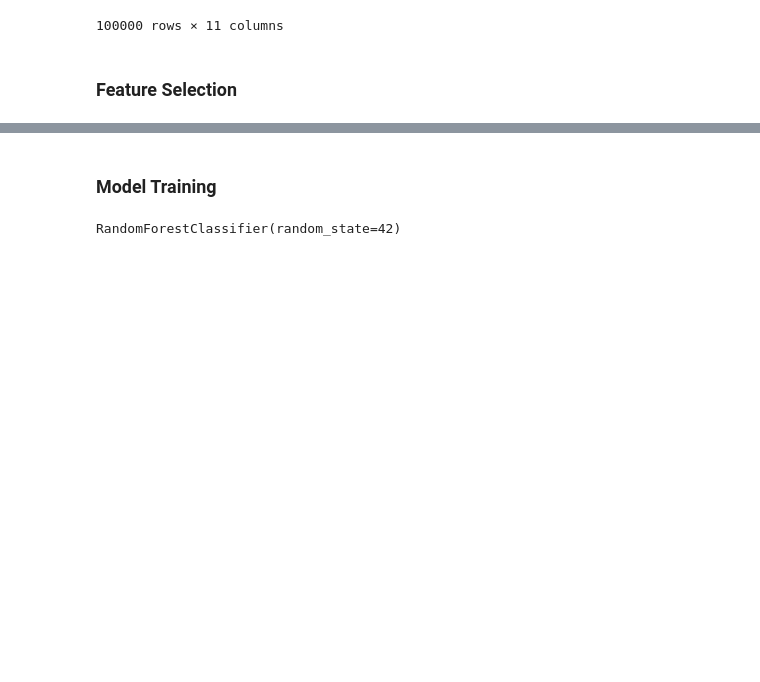
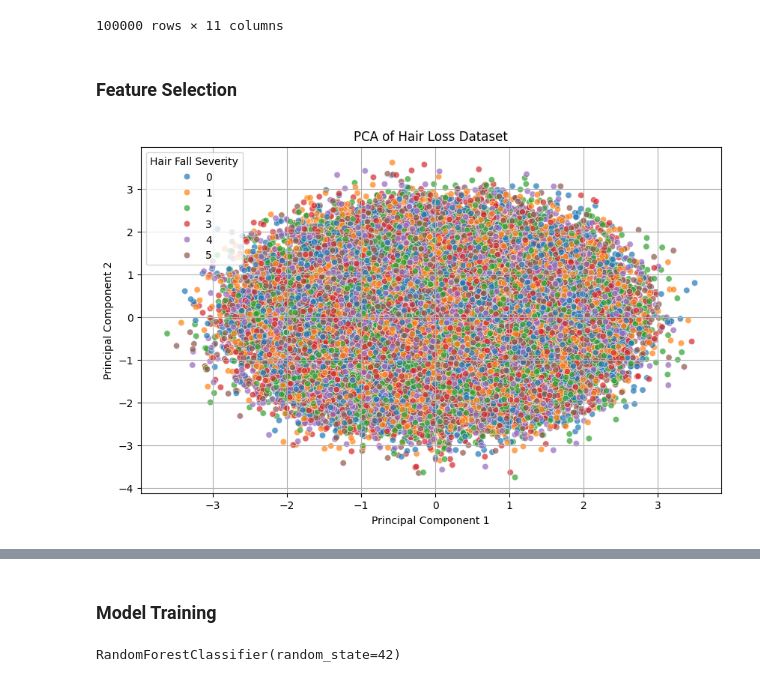
Before and after one commit to Rapcole12/HairLossDetection, a Jupyter notebook: RandomForest/rf_classifier.ipynb, the cells around one changed output, grey strips where cells are left out. Cells and saved outputs as stored; diff of their text form; code cells hidden in the pictures; blank space fills up the shorter version.

```diff
--- a/RandomForest/rf_classifier.ipynb
+++ b/RandomForest/rf_classifier.ipynb
@@ -27,3 +31,31 @@ df
 from sklearn.ensemble import RandomForestClassifier
 from sklearn.model_selection import train_test_split
 from sklearn.metrics import accuracy_score, f1_score, precision_score, recall_score
+# %%
+#PCA Plot
+X = df.drop("hair_fall", axis=1)
+y = df["hair_fall"]
+
+# Standardize the features
+scaler = StandardScaler()
+X_scaled = scaler.fit_transform(X)
+# %%
+# ---------- PCA ----------
+pca = PCA(n_components=2)
+X_pca = pca.fit_transform(X_scaled)
+
+# Create a DataFrame for plotting
+pca_df = pd.DataFrame(data=X_pca, columns=["PC1", "PC2"])
+pca_df["hair_fall"] = y
+
+# Plot PCA
+plt.figure(figsize=(10, 6))
+sns.scatterplot(data=pca_df, x="PC1", y="PC2", hue="hair_fall", palette="tab10", alpha=0.7)
+plt.title("PCA of Hair Loss Dataset")
+plt.xlabel("Principal Component 1")
+plt.ylabel("Principal Component 2")
+plt.legend(title="Hair Fall Severity")
+plt.grid(True)
+plt.show()
+# %% [output]
+[figure, added]
```
Also changed, not shown: parts of 11 cells of this notebook.
